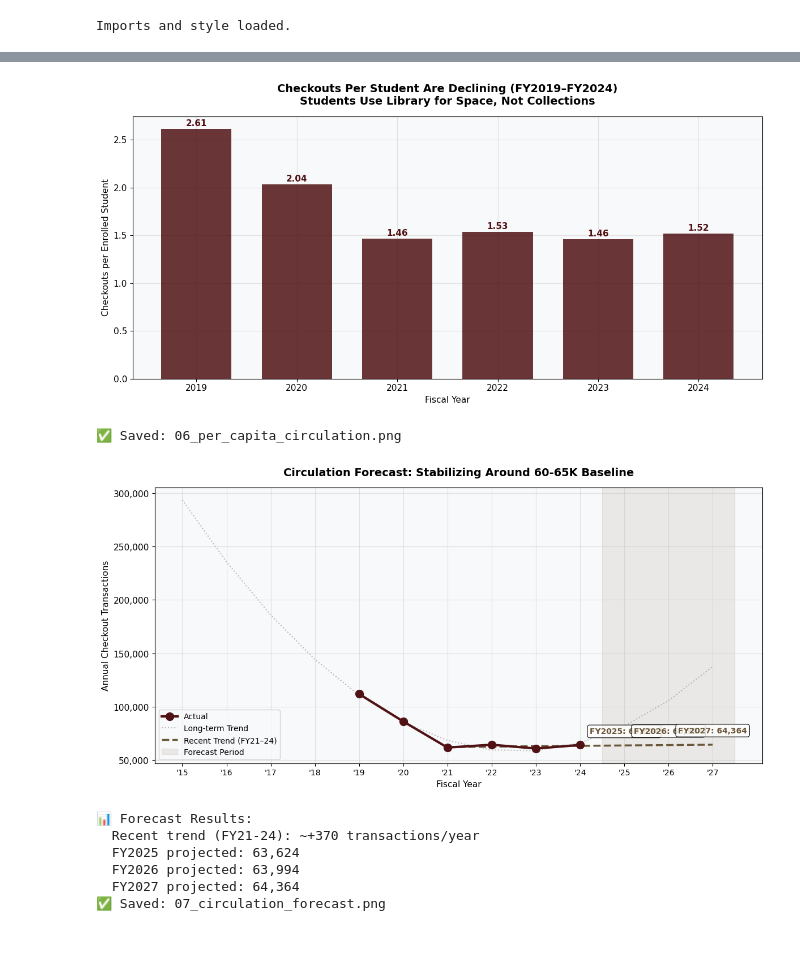
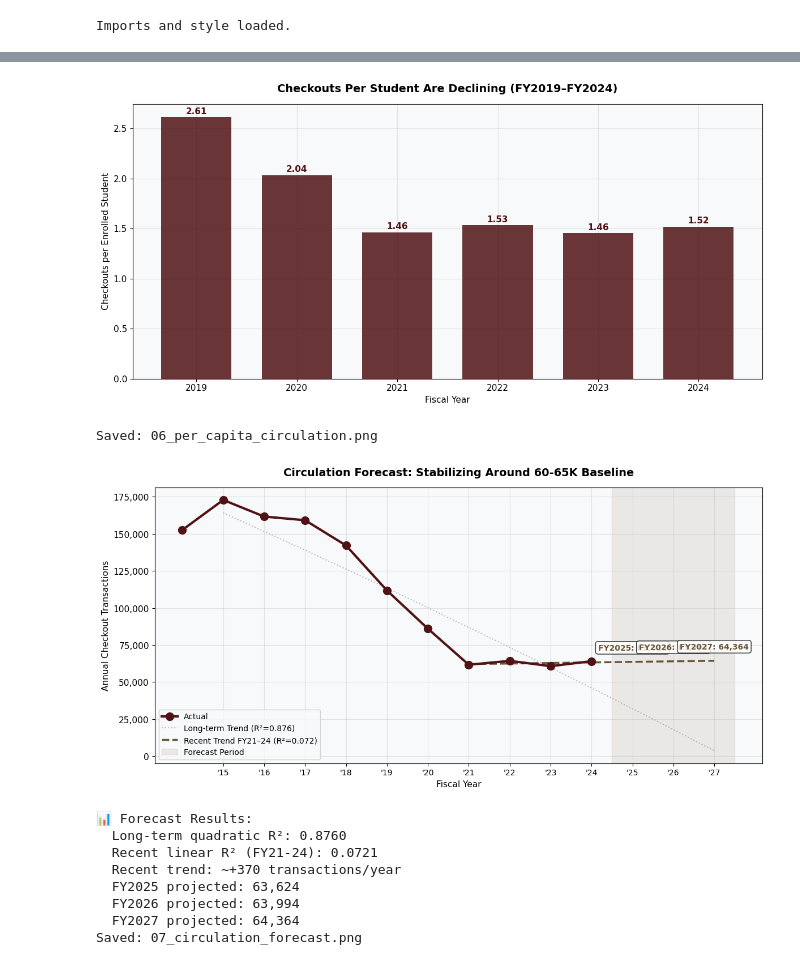
Before and after one commit to coconath0/Library, a Jupyter notebook: Analysis2.ipynb, the cells around one changed output, grey strips where cells are left out. Cells and saved outputs as stored; diff of their text form; code cells hidden in the pictures.

```diff
--- a/Analysis2.ipynb
+++ b/Analysis2.ipynb
@@ -65,15 +65,16 @@ patron_df = patron_df[pd.to_numeric(patron_df["Fiscal Year"], errors="coerce").n
 patron_df["Fiscal Year"] = patron_df["Fiscal Year"].astype(int)
 patron_df = patron_df.rename(columns={"Fiscal Year": "Fiscal_Year", "Grand Total": "Grand_Total"})
 
-# Build circ_df from Annual Summary
+# Build circ_df from Annual Summary (FULL range: FY2014–FY2024)
 circ_df = (summary_df[["Fiscal Year", "Annual Circulation"]]
            .rename(columns={"Fiscal Year": "FY", "Annual Circulation": "Annual_Total"})
            .copy())
 circ_df["FY"] = pd.to_numeric(circ_df["FY"], errors="coerce").astype(int)
 circ_df["Annual_Total"] = pd.to_numeric(circ_df["Annual_Total"], errors="coerce")
+circ_df = circ_df.sort_values("FY").reset_index(drop=True)
 
-# Keep FY19–FY24 (optional)
-circ_df = circ_df[circ_df["FY"].between(2019, 2024)].copy()
+print(f"Circulation data range: FY{circ_df['FY'].min()}–FY{circ_df['FY'].max()} ({len(circ_df)} years)")
+print(circ_df.to_string(index=False))
 
 # =========================
 # LOAD ENROLLMENT DATA (IPEDS) - single source
@@ -96,12 +97,14 @@ enroll_yearly = (txst.groupby("Year")["Grand total"]
 # Only keep the FYs we need (prevents extra rows from causing confusion)
 enroll_yearly = enroll_yearly[enroll_yearly["FY"].between(2019, 2024)].copy()
 
+print("\nEnrollment data:")
 print(enroll_yearly.to_string(index=False))
 
 # =========================
-# MERGE + PER STUDENT
+# MERGE + PER STUDENT (only FY2019–2024 where we have both datasets)
 # =========================
-merged = circ_df.merge(enroll_yearly, on="FY", how="left")
+circ_recent = circ_df[circ_df["FY"].between(2019, 2024)].copy()
+merged = circ_recent.merge(enroll_yearly, on="FY", how="left")
 
 missing = merged.loc[merged["Enrollment"].isna(), "FY"].tolist()
 if missing:
@@ -112,6 +115,6 @@ if merged["FY"].duplicated().any():
 
 merged["Circ_Per_Student"] = merged["Annual_Total"] / merged["Enrollment"]
 
-print("\n=== Merged: Circulation + Enrollment ===")
+print("\n=== Merged: Circulation + Enrollment (FY2019–2024) ===")
 print(merged[["FY", "Annual_Total", "Enrollment", "Circ_Per_Student"]].to_string(index=False))
 # %% [output]
@@ -283,23 +287,24 @@ for _, row in per_cap.iterrows():
             f"{row['Circ_Per_Student']:.2f}", ha='center', fontsize=11,
             fontweight='bold', color=TXST_MAROON)
 
-ax.set_title('Checkouts Per Student Are Declining (FY2019–FY2024)\nStudents Use Library for Space, Not Collections', pad=15)
+ax.set_title('Checkouts Per Student Are Declining (FY2019–FY2024)', pad=15)
 ax.set_xlabel('Fiscal Year')
 ax.set_ylabel('Checkouts per Enrolled Student')
 ax.set_xticks(per_cap['FY'].astype(int))
 plt.tight_layout()
 plt.savefig('06_per_capita_circulation.png', dpi=200, bbox_inches='tight')
 plt.show()
-print("✅ Saved: 06_per_capita_circulation.png")
+print("Saved: 06_per_capita_circulation.png")
 # %% [output]
-[figure, old version]
+[figure, new version]
-✅ Saved: 06_per_capita_circulation.png
+Saved: 06_per_capita_circulation.png
 # %%
+# ============================================================
+# PREDICTIVE — Circulation Forecast
+# ============================================================
+# Use two models: full-range quadratic + recent 4-year linear (stabilization)
 
-# ============================================================
-# PREDICTIVE — Circulation Forecast (FIXED)
-# ============================================================
-# Use two models: full 10-year quadratic + recent 4-year linear (stabilization)
+from sklearn.metrics import r2_score
 
 fig, ax = plt.subplots(figsize=(12, 6))
 
@@ -309,54 +314,60 @@ y = circ_df['Annual_Total'].values
 # Quadratic on full data
 coeffs2 = np.polyfit(x, y, 2)
 poly2 = np.poly1d(coeffs2)
+r2_quad = r2_score(y, poly2(x))
 
 # Linear on RECENT data only (FY21-FY24) to show stabilization
 x_recent = circ_df[circ_df['FY'] >= 2021]['FY'].values
 y_recent = circ_df[circ_df['FY'] >= 2021]['Annual_Total'].values
 coeffs_recent = np.polyfit(x_recent, y_recent, 1)
 poly_recent = np.poly1d(coeffs_recent)
+r2_recent = r2_score(y_recent, poly_recent(x_recent))
 
 future_years = np.arange(2015, 2028)
 future_recent = np.arange(2021, 2028)
 
 ax.plot(x, y, color=TXST_MAROON, linewidth=3, marker='o', markersize=10, label='Actual', zorder=5)
 ax.plot(future_years, np.maximum(poly2(future_years), 0), color='gray', linewidth=1.5,
-        linestyle=':', alpha=0.5, label='Long-term Trend')
+        linestyle=':', alpha=0.5, label=f'Long-term Trend (R²={r2_quad:.3f})')
 ax.plot(future_recent, poly_recent(future_recent), color=TXST_GOLD, linewidth=2.5,
-        linestyle='--', label='Recent Trend (FY21–24)', zorder=4)
+        linestyle='--', label=f'Recent Trend FY21–24 (R²={r2_recent:.3f})', zorder=4)
 
 ax.axvspan(2024.5, 2027.5, alpha=0.1, color=TXST_GOLD, label='Forecast Period')
 
 for yr in [2025, 2026, 2027]:
     val = poly_recent(yr)
     ax.annotate(f'FY{yr}: {val:,.0f}', (yr, val),
                 textcoords="offset points", xytext=(0, 15), ha='center',
                 fontsize=10, fontweight='bold', color=TXST_GOLD,
                 bbox=dict(boxstyle='round,pad=0.3', facecolor='white', alpha=0.8))
 
 ax.set_title('Circulation Forecast: Stabilizing Around 60-65K Baseline', pad=15)
 ax.set_xlabel('Fiscal Year')
 ax.set_ylabel('Annual Checkout Transactions')
 ax.yaxis.set_major_formatter(mticker.FuncFormatter(lambda x, p: f'{x:,.0f}'))
 ax.set_xticks(range(2015, 2028))
 ax.set_xticklabels([f"'{str(y)[2:]}" for y in range(2015, 2028)], fontsize=10)
 ax.legend(fontsize=10)
 plt.tight_layout()
 plt.savefig('07_circulation_forecast.png', dpi=200, bbox_inches='tight')
 plt.show()
 
 print(f"\n📊 Forecast Results:")
-print(f"  Recent trend (FY21-24): ~{coeffs_recent[0]:+,.0f} transactions/year")
+print(f"  Long-term quadratic R²: {r2_quad:.4f}")
+print(f"  Recent linear R² (FY21-24): {r2_recent:.4f}")
+print(f"  Recent trend: ~{coeffs_recent[0]:+,.0f} transactions/year")
 print(f"  FY2025 projected: {poly_recent(2025):,.0f}")
 print(f"  FY2026 projected: {poly_recent(2026):,.0f}")
 print(f"  FY2027 projected: {poly_recent(2027):,.0f}")
-print("✅ Saved: 07_circulation_forecast.png")
+print("Saved: 07_circulation_forecast.png")
 # %% [output]
-[figure, old version]
+[figure, new version]
 📊 Forecast Results:
-  Recent trend (FY21-24): ~+370 transactions/year
+  Long-term quadratic R²: 0.8760
+  Recent linear R² (FY21-24): 0.0721
+  Recent trend: ~+370 transactions/year
   FY2025 projected: 63,624
   FY2026 projected: 63,994
   FY2027 projected: 64,364
-✅ Saved: 07_circulation_forecast.png
+Saved: 07_circulation_forecast.png
 # %%
```
Also changed, not shown: parts of 5 cells of this notebook.
